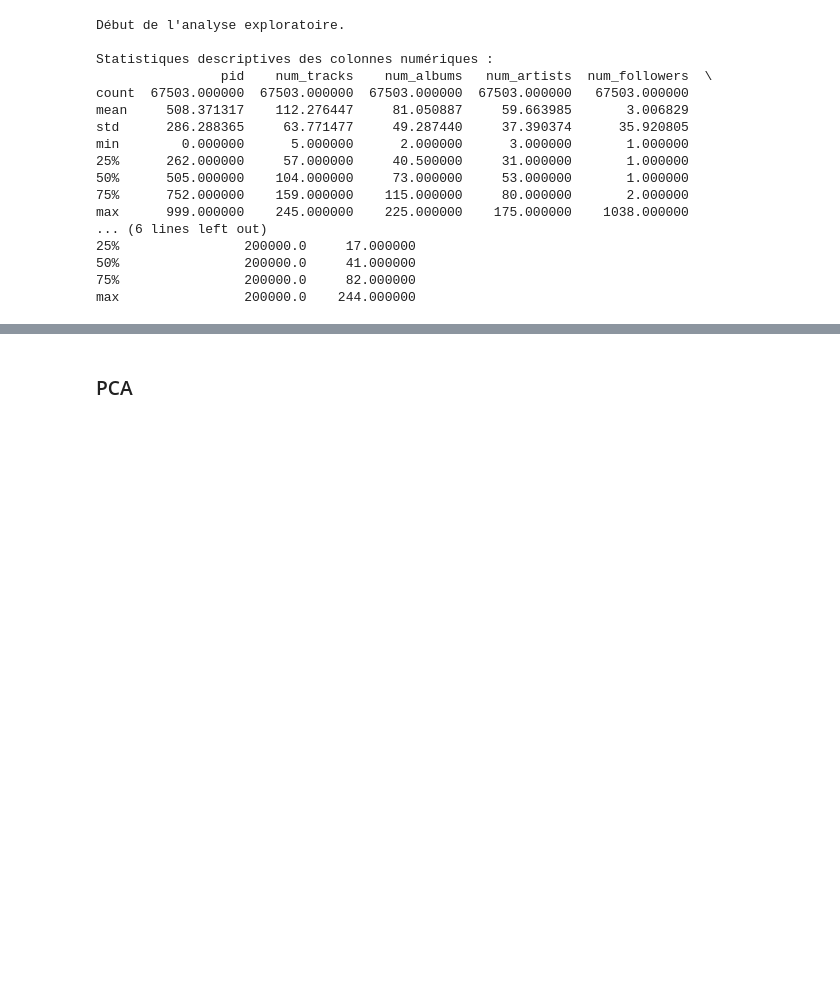
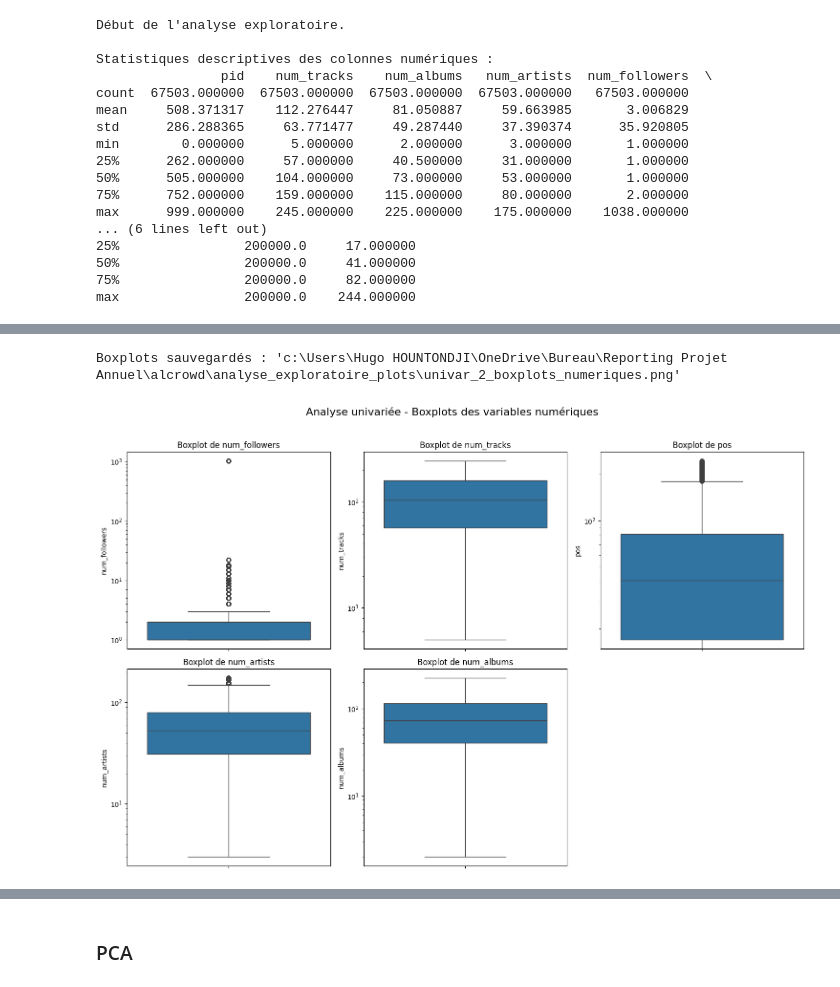
Before and after one commit to HugoHOUNTesgi/Reporting-Projet-Annuel, a Jupyter notebook: projet_reporting.ipynb, the cells around one changed output, grey strips where cells are left out. Cells and saved outputs as stored; diff of their text form; code cells hidden in the pictures; blank space fills up the shorter version.

```diff
--- a/projet_reporting.ipynb
+++ b/projet_reporting.ipynb
@@ -408,33 +410,18 @@ Graphiques des distributions univariées sauvegardés : c:\Users\Hugo HOUNTONDJI
 # %%
-# Visualisation des distributions
-numeric_cols_to_plot = ['num_followers', 'num_tracks', 'playlist_duration_ms', 'track_duration_ms', 'num_artists', 'num_albums']
-plt.figure(figsize=(15, 12))
-plt.suptitle('Analyse univariée - Distributions des variables numériques', fontsize=16)
-for i, col in enumerate(numeric_cols_to_plot, 1):
-    plt.subplot(3, 2, i)
-    sns.histplot(df[col], kde=True, bins=50)
-    plt.title(f'Distribution de {col}')
-    # L'échelle log est utile pour les données très asymétriques
-    if df[col].max() > 1000 and df[col].min() >= 0:
-        plt.xscale('log')
-plt.tight_layout(rect=[0, 0, 1, 0.96])
-univariate_plot_path = os.path.join(output_dir, 'univar_1_distributions_numeriques.png')
-plt.savefig(univariate_plot_path)
-print(f"Graphiques des distributions univariées sauvegardés : {univariate_plot_path}")
-plt.show()
-
-#################################################################################################
-
 # Boxplots pour les variables numériques
+numeric_cols_to_plot = ['num_followers', 'num_tracks', 'pos', 'num_artists', 'num_albums']
 plt.figure(figsize=(15, 10))
 plt.suptitle('Analyse univariée - Boxplots des variables numériques', fontsize=16)
 for i, col in enumerate(numeric_cols_to_plot, 1):
     plt.subplot(2, 3, i)
     sns.boxplot(y=df[col])
     plt.title(f'Boxplot de {col}')
     plt.yscale('log')
 plt.tight_layout(rect=[0, 0, 1, 0.96])
 univariate_box_path = os.path.join(output_dir, 'univar_2_boxplots_numeriques.png')
 plt.savefig(univariate_box_path)
-print(f"Boxplots sauvegardés : {univariate_box_path}")
+print(f"Boxplots sauvegardés : '{univariate_box_path}'")
 plt.show()
+# %% [output]
+Boxplots sauvegardés : 'c:\Users\Hugo HOUNTONDJI\OneDrive\Bureau\Reporting Projet Annuel\alcrowd\analyse_exploratoire_plots\univar_2_boxplots_numeriques.png'
+[figure, added]
```
Also changed, not shown: parts of 42 cells of this notebook, 6 other files.
